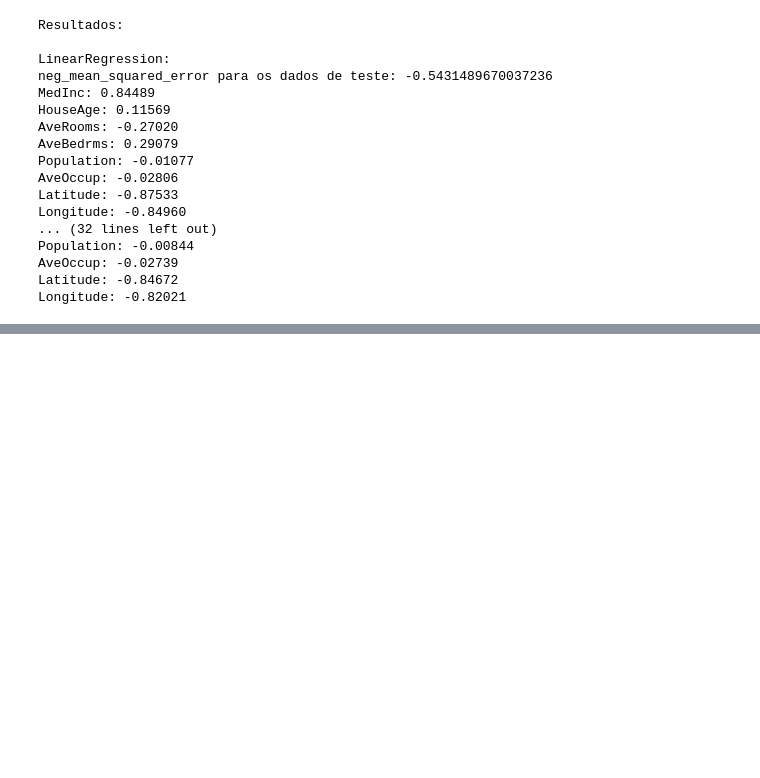
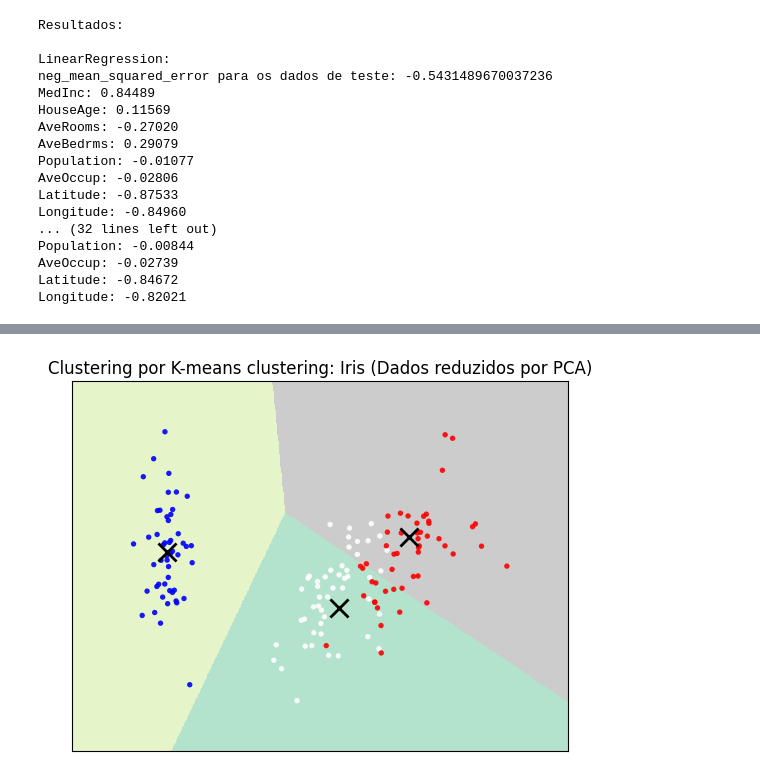
Before and after one commit to r2nery/ml-comp-methods, a Jupyter notebook: modulo-3.ipynb, the cells around one changed output, grey strips where cells are left out. Saved outputs shown, nothing was run; the diff lists cells and outputs as text; code cells hidden in the pictures; blank space fills up the shorter version.

```diff
--- a/modulo-3.ipynb
+++ b/modulo-3.ipynb
@@ -886,0 +990,13 @@ Longitude: -0.82021
+# %%
+# 1. Carregando o dataset
+data = load_breast_cancer()
+X = data['data']
+y = data['target']
+
+# 2. Pré-processamento (normalização)
+from sklearn.preprocessing import StandardScaler
+scaler = StandardScaler()
+X = scaler.fit_transform(X)
+
+# 3. Separando em treino e teste
+X_train, X_test, y_train, y_test = train_test_split(X, y, test_size=0.2, random_state=42)
@@ -886,0 +1297,78 @@ Longitude: -0.82021
+# %%
+def perform_kmeans_clustering(dataset, dataset_name):
+    np.random.seed(42)
+
+    # Extraindo os dados e os rótulos do conjunto de dados
+    X, y = dataset.data, dataset.target
+
+    # Normalizando os dados
+    data = scale(X)
+
+    # Obtém o número de rótulos únicos (clusters)
+    n_digits = len(np.unique(y))
+
+    # Análise de Componentes Principais (PCA) para reduzir a dimensionalidade
+    reduced_data = PCA(n_components=2).fit_transform(data)
+
+    # Inicializando e ajustando o modelo K-means nos dados reduzidos
+    kmeans = KMeans(init='k-means++', n_clusters=n_digits, n_init=10)
+    kmeans.fit(reduced_data)
+
+    # Obtendo os limites dos eixos x e y para a plotagem
+    x_min, x_max = reduced_data[:, 0].min() - 1, reduced_data[:, 0].max() + 1
+    y_min, y_max = reduced_data[:, 1].min() - 1, reduced_data[:, 1].max() + 1
+
+    # Tamanho do espaço do grid de pontos (aumentar para melhorar a qualidade)
+    h = .01
+    # Gerando um grid de pontos para plotar a região de cada cluster
+    xx, yy = np.meshgrid(np.arange(x_min, x_max, h), np.arange(y_min, y_max, h))
+
+    # Realizando a previsão para cada ponto no grid
+    Z = kmeans.predict(np.c_[xx.ravel(), yy.ravel()])
+    Z = Z.reshape(xx.shape)
+
+    # Configurando a plotagem
+    plt.figure()
+    plt.clf()
+    plt.title(f'Clustering por K-means clustering: {dataset_name} (Dados reduzidos por PCA)')
+
+    # Regiões dos clusters
+    plt.imshow(Z, interpolation='nearest',
+               extent=(xx.min(), xx.max(), yy.min(), yy.max()),
+               cmap=plt.cm.Pastel2,
+               aspect='auto', origin='lower')
+
+    # Pontos de dados reais
+    plt.scatter(reduced_data[:, 0], reduced_data[:, 1], c=y, edgecolor='none', alpha=0.9,
+                cmap=plt.cm.bwr,
+                s=15)
+
+    # Centróides dos clusters
+    centroids = kmeans.cluster_centers_
+    plt.scatter(centroids[:, 0], centroids[:, 1],
+                marker='x', s=169, linewidths=2,
+                color='k', zorder=10)
+
+    # Configurando os limites dos eixos
+    plt.xlim(x_min, x_max)
+    plt.ylim(y_min, y_max)
+
+    # Removendo as marcações dos eixos
+    plt.xticks(())
+    plt.yticks(())
+
+# Lista de conjuntos de dados para processar
+datasets_list = [
+    (datasets.load_iris(), 'Iris'),
+    (datasets.load_breast_cancer(), 'Breast Cancer'),
+    (datasets.load_wine(), 'Wine Recognition')
+]
+
+# Loop para aplicar a função de clustering em cada conjunto de dados
+for dataset, dataset_name in datasets_list:
+    perform_kmeans_clustering(dataset, dataset_name)
+
+# Mostra o gráfico
+plt.show()
+# %% [output]
+[figure, added]
```
Also changed, not shown: parts of 28 cells of this notebook.
